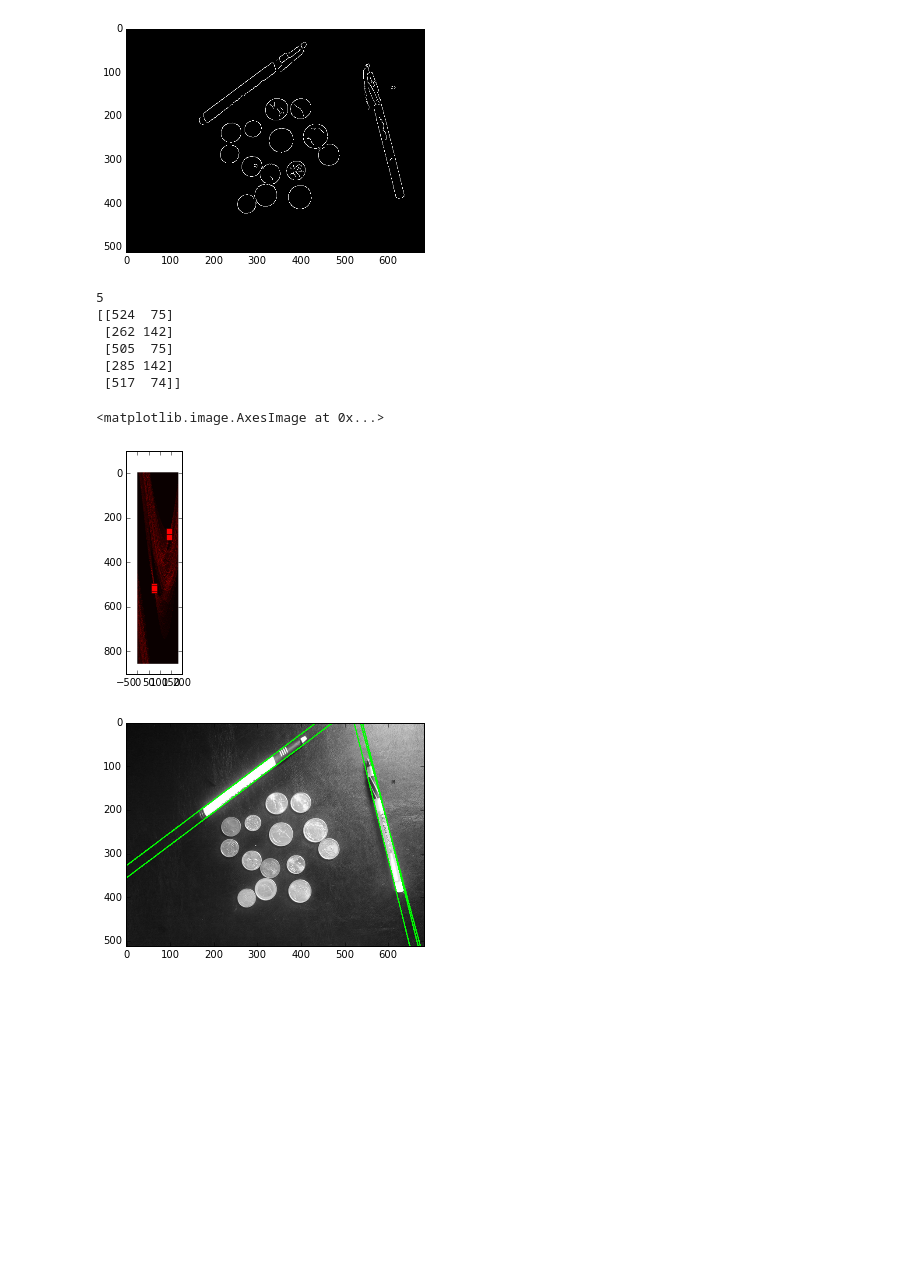
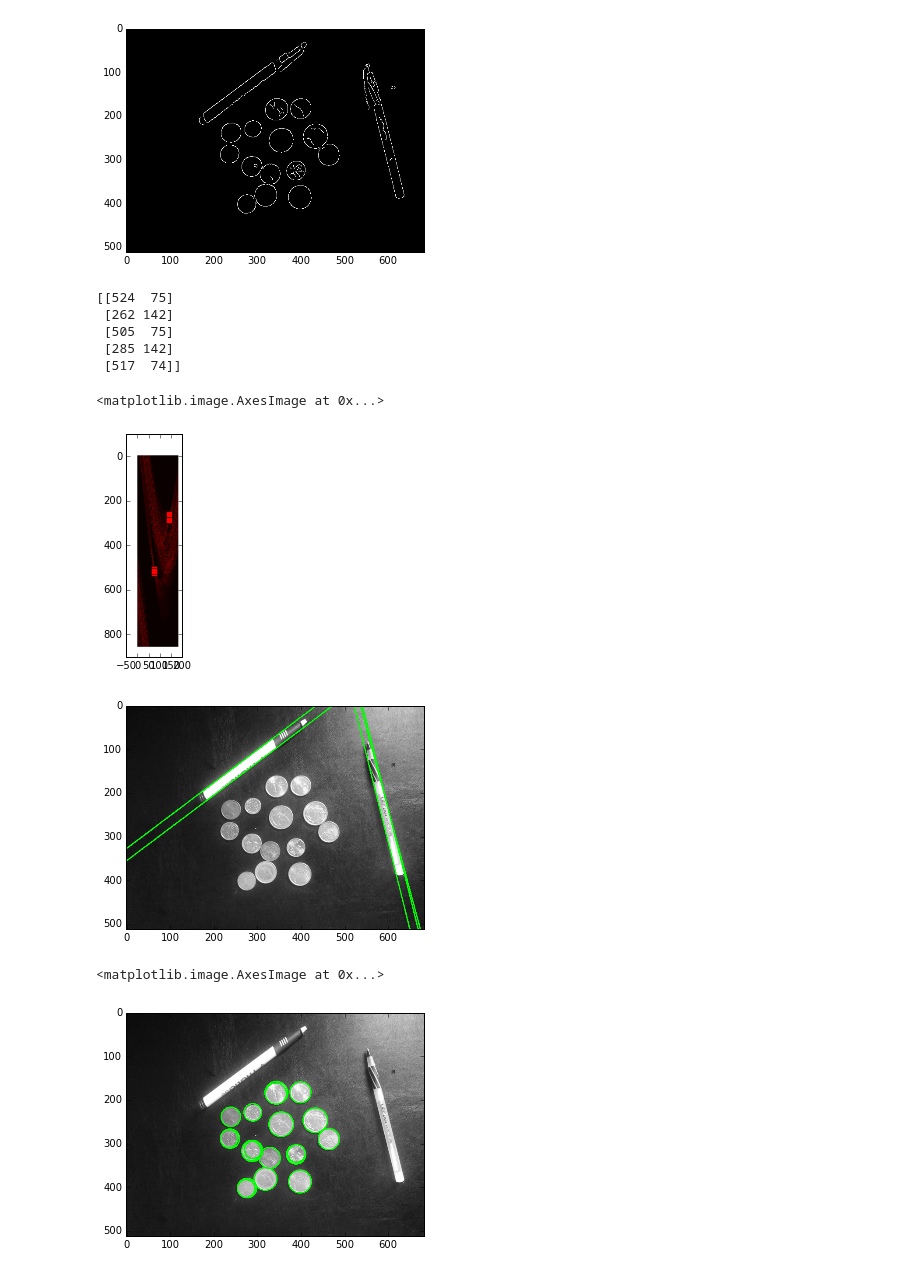
Before and after one commit to thomasantony/ud810-intro-computer-vision, a Jupyter notebook: ps1/ps1.ipynb, the cells around one changed output. Drawn from its saved outputs; the diff is of its cells as text; code cells hidden in the pictures; blank space fills up the shorter version.

Commit message:
Applied hough transform to cluttered image -- not complete

```diff
--- a/ps1/ps1.ipynb
+++ b/ps1/ps1.ipynb
@@ -230,7 +230,6 @@ True
 H, theta, rho = hough_lines_acc(img1_edge)
 Hnorm = H/(np.amax(H)) * 255  # Normalize
 peaks = hough_peaks(H, 10, nhood_size=(11,11))
-print(peaks)
 fig = plt.figure()
 plt.imshow(Hnorm, 'hot')
 plt.plot(peaks[:,1], peaks[:,0], 'rs')
@@ -240,7 +239,6 @@ plt.figure()
 img1_lines = hough_lines_draw(img1_gray, 'output/ps1-4-c-2.png', peaks, rho, theta)
 plt.imshow(img1_lines)
 # %% [output]
-5
 [[524  75]
  [262 142]
  [505  75]
@@ -293,13 +291,11 @@ def find_circles(img, radii, max_count=20):
     """
     out_radii = []
     out_centers =  []
-#     out_radii = np.zeros((max_count*len(radii),), dtype=np.uint32)
-#     out_centers =  np.zeros((max_count*len(radii),2), dtype=np.uint32)
 
     ctr = 0
     for radius in radii:
         H = hough_circles_acc(img, radius)
-        centers = hough_peaks(H, 10)
+        centers = hough_peaks(H, 5, nhood_size=(41, 41), threshold = 0.7*np.amax(H))
         out_centers += [tuple(c) for c in centers]
         out_radii += len(centers)*[radius]
         ctr += len(centers)
@@ -322,7 +318,10 @@ def hough_circles_draw(img, centers, radii, color = None, thickness = 2):
 # %%
 cv2.imwrite('output/ps1-5-a-1.png', img1_smooth)
 cv2.imwrite('output/ps1-5-a-2.png', img1_edge)
-centers, radii = find_circles(img1_edge, range(20,27))
-img_circ = hough_circles_draw(img1_gray, centers, radii)
-cv2.imwrite('output/ps1-5-b-1.png', img_circ)
-plt.imshow(img_circ)
+centers, radii = find_circles(img1_edge, [20, 22, 24, 26, 28])
+img1_circ = hough_circles_draw(img1_gray, centers, radii)
+cv2.imwrite('output/ps1-5-b-1.png', img1_circ)
+plt.imshow(img1_circ)
+# %% [output]
+<matplotlib.image.AxesImage at 0x...>
+[figure, added]
```
Also changed, not shown: parts of 3 cells of this notebook, 3 other files.
